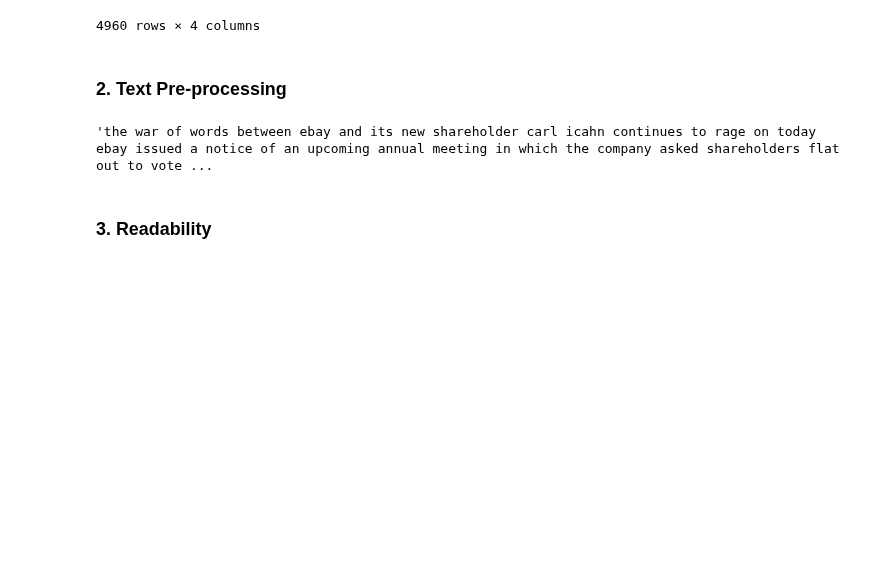
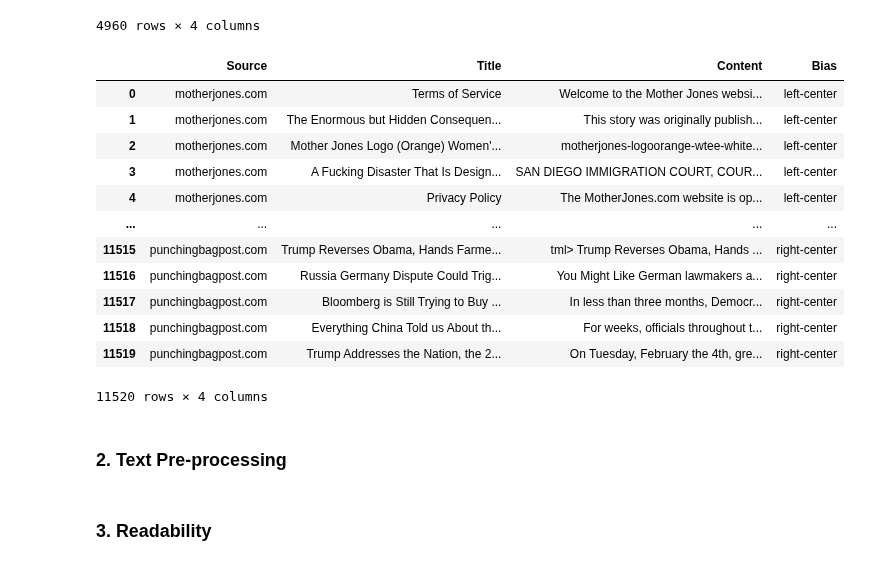
Before and after one commit to ldocarvalho/portals-bias, a Jupyter notebook: portals_bias.ipynb, the cells around one changed output. Drawn from its saved outputs; the diff is of its cells as text; code cells hidden in the pictures; blank space fills up the shorter version.

```diff
--- a/portals_bias.ipynb
+++ b/portals_bias.ipynb
@@ -39,6 +39,23 @@ df_news_july
 | 4958 | theblaze | 108 GOP lawmakers sign letter ask... | More than a hundred Republican me... | right |
 | 4959 | theblaze | Despite Trump's threat to close b... | Mexico will not militarize its so... | right |
 4960 rows × 4 columns
+# %%
+df_news_february = pd.read_csv('https://raw.githubusercontent.com/vicaires/News-Media-Bias-Datasets/main/Text-based%20datasets/News-February-20/news-february.csv', names = df_names, skiprows = 1, header = None)
+df_news_february
+# %% [output]
+|  | Source | Title | Content | Bias |
+| 0 | motherjones.com | Terms of Service | Welcome to the Mother Jones websi... | left-center |
+| 1 | motherjones.com | The Enormous but Hidden Consequen... | This story was originally publish... | left-center |
+| 2 | motherjones.com | Mother Jones Logo (Orange) Women'... | motherjones-logoorange-wtee-white... | left-center |
+| 3 | motherjones.com | A Fucking Disaster That Is Design... | SAN DIEGO IMMIGRATION COURT, COUR... | left-center |
+| 4 | motherjones.com | Privacy Policy | The MotherJones.com website is op... | left-center |
+| ... | ... | ... | ... | ... |
+| 11515 | punchingbagpost.com | Trump Reverses Obama, Hands Farme... | tml> Trump Reverses Obama, Hands ... | right-center |
+| 11516 | punchingbagpost.com | Russia Germany Dispute Could Trig... | You Might Like German lawmakers a... | right-center |
+| 11517 | punchingbagpost.com | Bloomberg is Still Trying to Buy ... | In less than three months, Democr... | right-center |
+| 11518 | punchingbagpost.com | Everything China Told us About th... | For weeks, officials throughout t... | right-center |
+| 11519 | punchingbagpost.com | Trump Addresses the Nation, the 2... | On Tuesday, February the 4th, gre... | right-center |
+11520 rows × 4 columns
 # %% [markdown]
 ### 2. Text Pre-processing
 # %%
@@ -64,12 +81,6 @@ def preprocess(data):
     data = remove_puctuation(data)
     data = remove_numbers(data)
     return data
-# %%
-data = df_news_aggregator.iloc[3]['Content']
-data = preprocess(data)
-data
-# %% [output]
-'the war of words between ebay and its new shareholder carl icahn continues to rage on today ebay issued a notice of an upcoming annual meeting in which the company asked shareholders flat out to vote ...
 # %% [markdown]
 ### 3. Readability
 # %% [markdown]
```
Also changed, not shown: parts of 93 cells of this notebook.
